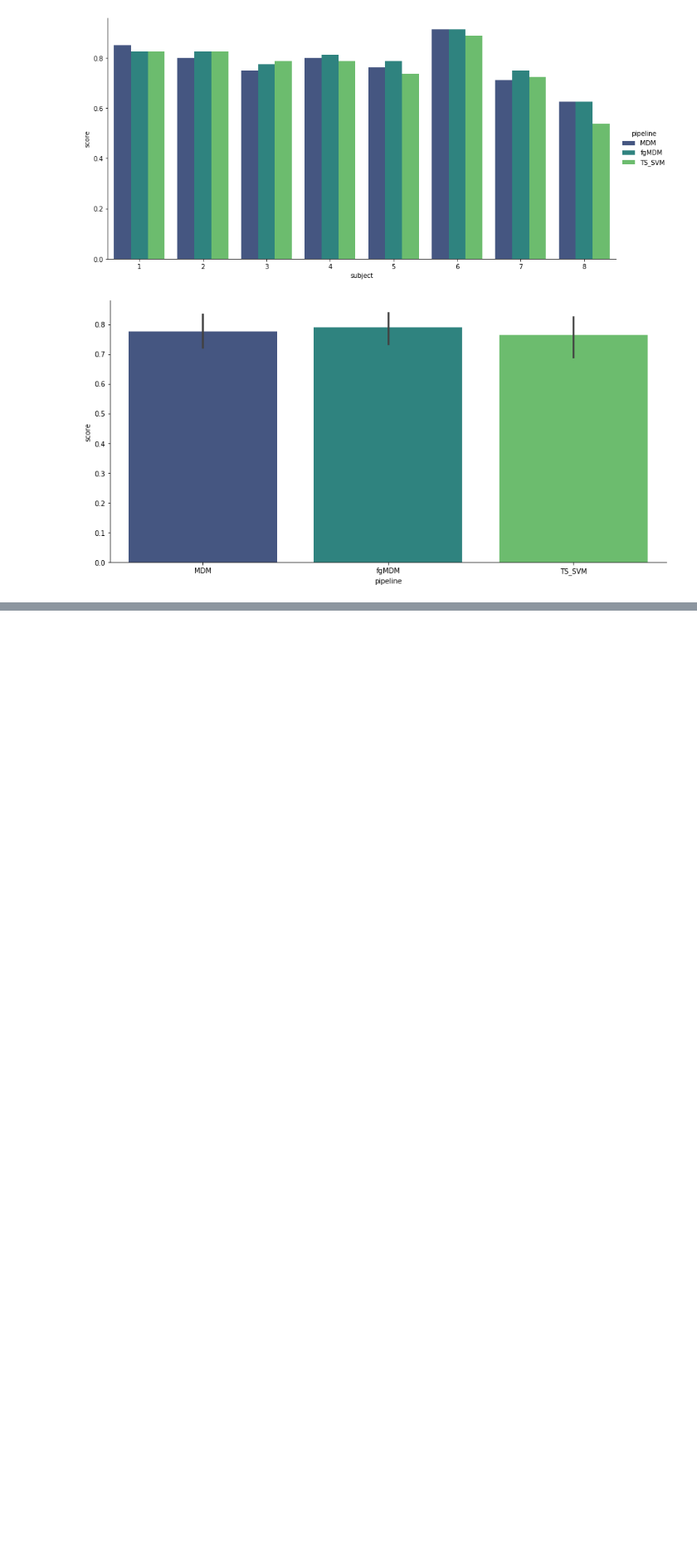
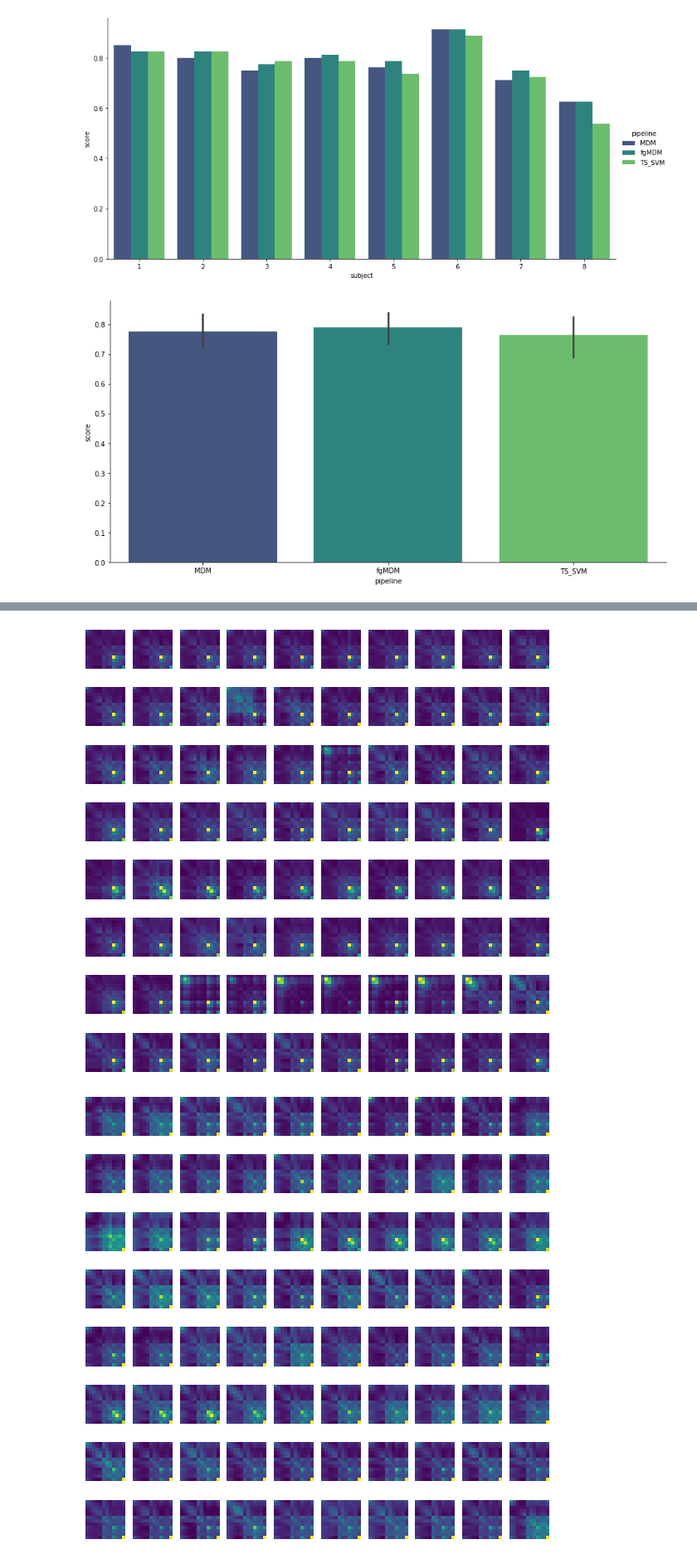
Before and after one commit to sylvchev/wcci-rgcon, a Jupyter notebook: functional_connectivity.ipynb, the cells around one changed output, grey strips where cells are left out. Shown at 83% size. Drawn from its saved outputs; the diff is of its cells as text; code cells hidden in the pictures; blank space fills up the shorter version.

```diff
--- a/functional_connectivity.ipynb
+++ b/functional_connectivity.ipynb
@@ -583,0 +586,26 @@ plt.savefig("plv-classif.png")
+# %%
+d = loadmat("AlphaBetaTogether/Cov_Training_All.mat", squeeze_me=True)
+# %%
+d['MatCov'][0, 0].shape
+X_train_all = []
+y_train_all = []
+for i in range(0, 8):
+    X_train = []
+    X_train_all.append(np.array(np.transpose(d['MatCov'][i, 0], axes=(2, 0, 1))))
+    y_train_all.append(d['MatCov'][i, 1])
+# %%
+for s in range(8):
+    spd = []
+    for i in range(80):
+        spd.append(isPD2(X_train_all[s][i]))
+    print("Sur 80 trials, {} sont SPD".format(np.array(spd).sum()))
+for s in range(8):
+    for i in range(80):
+        if not isPD2(X_train_all[s][i]):
+            X_train_all[s][i] = nearestPD(X_train_all[s][i])
+print ("après régularisation : ")
+for s in range(8):
+    spd = []
+    for i in range(80):
+        spd.append(isPD2(X_train_all[s][i]))
+    print("Sur 80 trials, {} sont SPD".format(np.array(spd).sum()))
@@ -583,0 +630,9 @@ plt.savefig("plv-classif.png")
+# %%
+for s in range(8):
+    fig, axes = plt.subplots(8, 10, figsize=(10, 10))
+    for i, ax in enumerate(axes.flatten()):
+        ax.imshow(X_train_all[s][i])
+        ax.axis('off')
+# %% [output]
+[figure, added]
+[figure, added]
```
Also changed, not shown: parts of 6 cells of this notebook, 4 other files.
